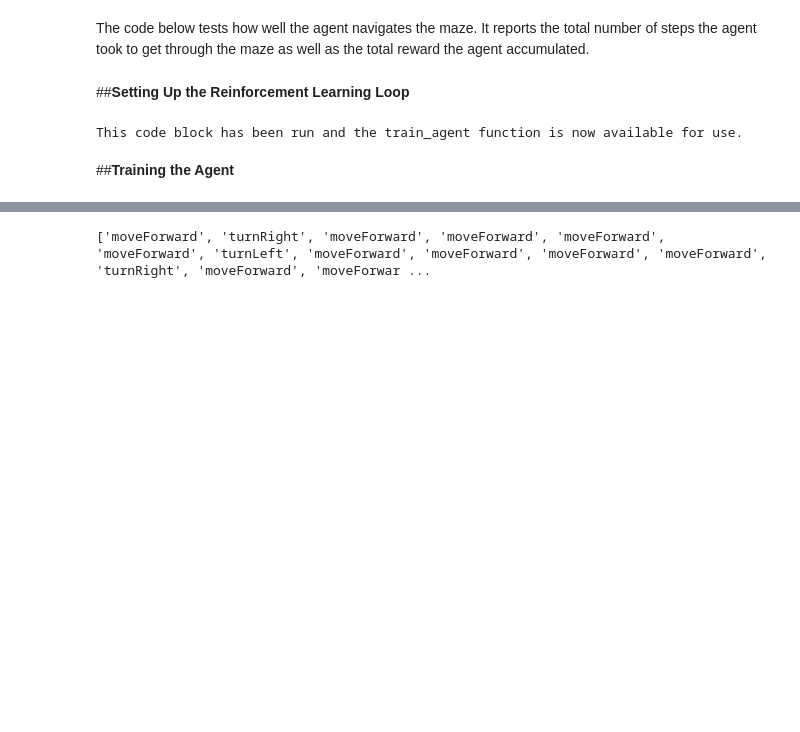
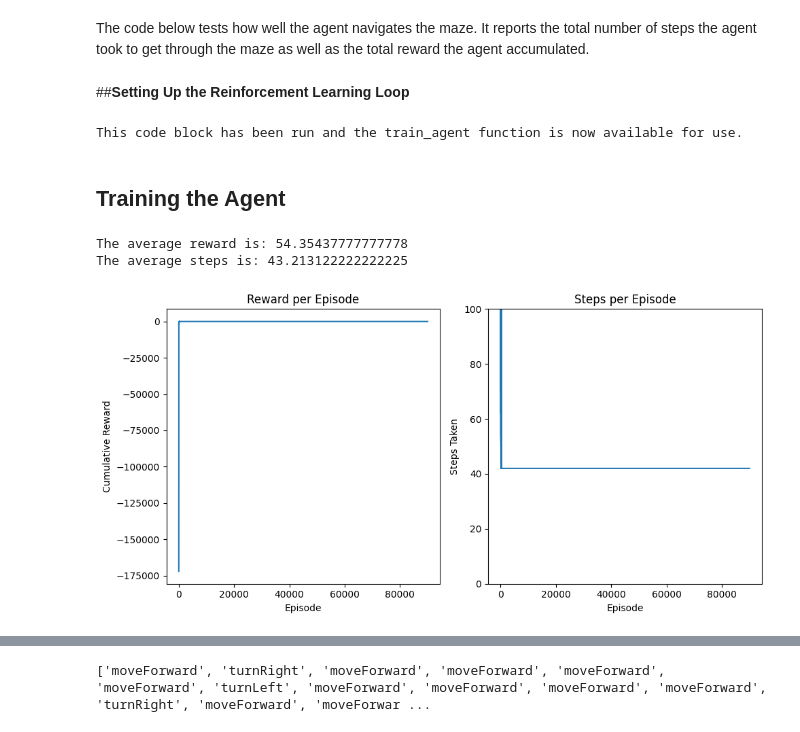
Before and after one commit to bharatramanaik/Maze-solver-bot, a Jupyter notebook: FinalMaze_gdrive.ipynb, the cells around one changed output, grey strips where cells are left out. Saved outputs shown, nothing was run; the diff lists cells and outputs as text; code cells hidden in the pictures; blank space fills up the shorter version.

```diff
--- a/FinalMaze_gdrive.ipynb
+++ b/FinalMaze_gdrive.ipynb
@@ -116,16 +116,15 @@ class QLearningAgent:
         self.exploration_end = exploration_end
         self.num_episodes = num_episodes
 
-    def save_model(self, file_path='q_table.pkl'):
+
+    def save_model(self, file_path):
         with open(file_path, 'wb') as file:
             pickle.dump(self.q_table, file)
-        # print(f"Q-table saved to {file_path}")
 
-    # Method to load the model (Q-table)
-    def load_model(self, file_path='q_table.pkl'):
+    def load_model(self, file_path):
         with open(file_path, 'rb') as file:
             self.q_table = pickle.load(file)
-        # print(f"Q-table loaded from {file_path}")
+
 
     def get_exploration_rate(self, current_episode):
         # Calculate the current exploration rate using the given formula
@@ -141,16 +140,9 @@ class QLearningAgent:
             return np.argmax(self.q_table[state]) # Choose the action with the highest Q-value for the given state
 
     def update_q_table(self, state, action, next_state, reward):
-        # Find the best next action by selecting the action that maximizes the Q-value for the next state
         best_next_action = np.argmax(self.q_table[next_state])
-
-        # Get the current Q-value for the current state and action
         current_q_value = self.q_table[state][action]
-
-        # Q-value update using Q-learning formula
         new_q_value = current_q_value + self.learning_rate * (reward + self.discount_factor * self.q_table[next_state][best_next_action] - current_q_value)
-
-        # Update the Q-table with the new Q-value for the current state and action
         self.q_table[state][action] = new_q_value
 # %% [markdown]
 ##**Defining the Reward System**
@@ -307,4 +295,4 @@ def test_agent(agent, maze, num_episodes=1):
 
     return fpath, episode_step, episode_reward
 # %% [markdown]
-##**Training the Agent**
+## Training the Agent
@@ -330,0 +299,12 @@ for iter in range(135, 200):
+# %%
+
+agent = QLearningAgent(maze)
+
+average_steps, average_reward = train_agent(agent, maze, num_episodes=90000)
+agent.save_model('q_table.pkl')
+with open("rewards.txt", "a") as file:
+    file.write(f"{average_steps},{average_reward}\n")
+# %% [output]
+The average reward is: 54.35437777777778
+The average steps is: 43.213122222222225
+[figure, added]
```
Also changed, not shown: parts of 11 cells of this notebook, 3 other files.
